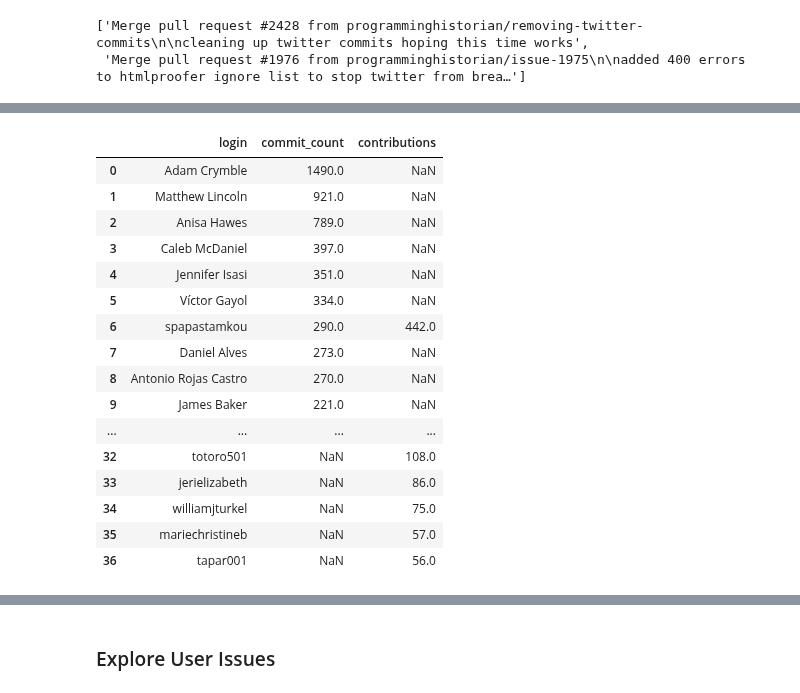
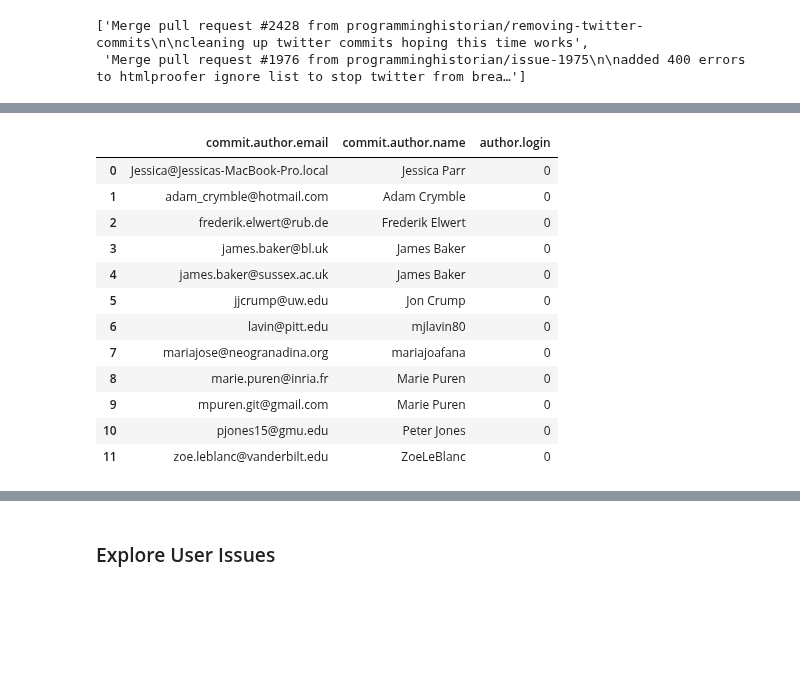
Before and after one commit to CodingDH/searching-for-DH, a Jupyter notebook: data_analysis_notebooks/ExploreUsers.ipynb, the cells around one changed output, grey strips where cells are left out. Cells and saved outputs as stored; diff of their text form; code cells hidden in the pictures; blank space fills up the shorter version.

```diff
--- a/data_analysis_notebooks/ExploreUsers.ipynb
+++ b/data_analysis_notebooks/ExploreUsers.ipynb
@@ -73,3 +75,3 @@ top_contributor_repos[top_contributor_repos.repo_contributor_count > 3].head(10)
 | 9 | programminghistorian/jekyll | 19 |
 # %%
-# commits_df = pd.read_csv('../data/temp/repo_commits_join_dataset/programminghistorianjekyll_repo_actors_commits_url.csv')
+commits_df = pd.read_csv('../data/temp/repo_commits_join_dataset/programminghistorianjekyll_repo_actors_commits_url.csv')
@@ -288,20 +82,0 @@ contributors_df[0:1].to_dict()
-# %%
-pd.merge(top_ph_committers, top_ph_contributors, on='login', how='outer')
-# %% [output]
-|  | login | commit_count | contributions |
-| 0 | Adam Crymble | 1490.0 | NaN |
-| 1 | Matthew Lincoln | 921.0 | NaN |
-| 2 | Anisa Hawes | 789.0 | NaN |
-| 3 | Caleb McDaniel | 397.0 | NaN |
-| 4 | Jennifer Isasi | 351.0 | NaN |
-| 5 | Víctor Gayol | 334.0 | NaN |
-| 6 | spapastamkou | 290.0 | 442.0 |
-| 7 | Daniel Alves | 273.0 | NaN |
-| 8 | Antonio Rojas Castro | 270.0 | NaN |
-| 9 | James Baker | 221.0 | NaN |
-| ... | ... | ... | ... |
-| 32 | totoro501 | NaN | 108.0 |
-| 33 | jerielizabeth | NaN | 86.0 |
-| 34 | williamjturkel | NaN | 75.0 |
-| 35 | mariechristineb | NaN | 57.0 |
-| 36 | tapar001 | NaN | 56.0 |
@@ -307,0 +87,18 @@ pd.merge(top_ph_committers, top_ph_contributors, on='login', how='outer')
+# %%
+author_login_na = commits_df[(commits_df['author.login'].isna())].groupby(['commit.author.email', 'commit.author.name']).nunique().reset_index()[['commit.author.email', 'commit.author.name', 'author.login']]
+# %%
+author_login_na
+# %% [output]
+|  | commit.author.email | commit.author.name | author.login |
+| 0 | Jessica@Jessicas-MacBook-Pro.local | Jessica Parr | 0 |
+| 1 | adam_crymble@hotmail.com | Adam Crymble | 0 |
+| 2 | frederik.elwert@rub.de | Frederik Elwert | 0 |
+| 3 | james.baker@bl.uk | James Baker | 0 |
+| 4 | james.baker@sussex.ac.uk | James Baker | 0 |
+| 5 | jjcrump@uw.edu | Jon Crump | 0 |
+| 6 | lavin@pitt.edu | mjlavin80 | 0 |
+| 7 | mariajose@neogranadina.org | mariajoafana | 0 |
+| 8 | marie.puren@inria.fr | Marie Puren | 0 |
+| 9 | mpuren.git@gmail.com | Marie Puren | 0 |
+| 10 | pjones15@gmu.edu | Peter Jones | 0 |
+| 11 | zoe.leblanc@vanderbilt.edu | ZoeLeBlanc | 0 |
```
Also changed, not shown: parts of 43 cells of this notebook, 5 other files.
